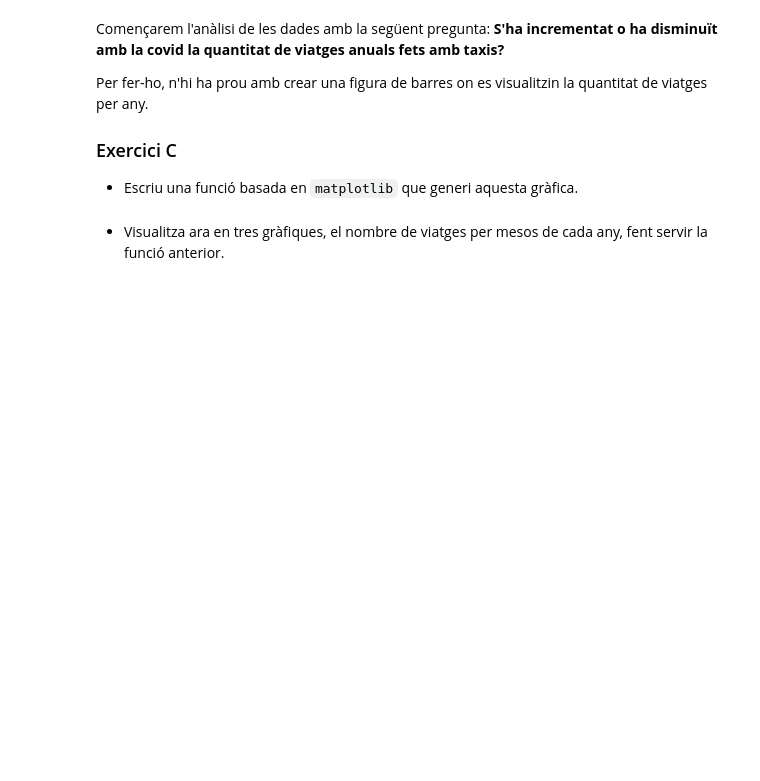
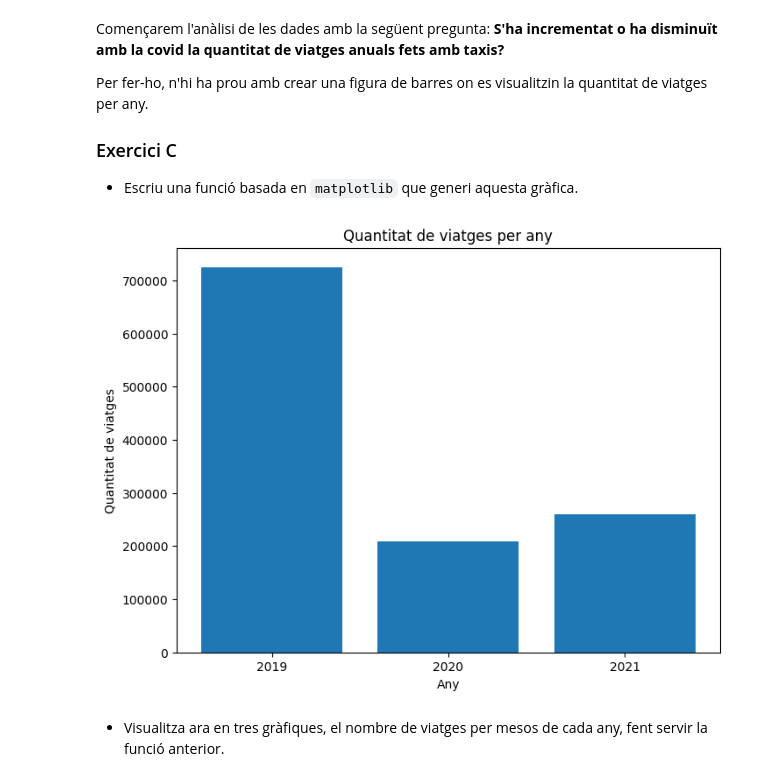
Before and after one commit to SergioEspa/p1-TNUI, a Jupyter notebook: p1_nb.ipynb, the cells around one changed output. Cells and saved outputs as stored; diff of their text form; code cells hidden in the pictures; blank space fills up the shorter version.

```diff
--- a/p1_nb.ipynb
+++ b/p1_nb.ipynb
@@ -355,18 +355,25 @@ Per fer-ho, n'hi ha prou amb crear una figura de barres on es visualitzin la qua
 # %%
 def bar_plot(df, column, xlabel, ylabel, title):
     """
     Funció que crea una figura de barres a partir del dataframe i
     la columna que conté la informació
     """
 
-    # AQUÍ EL TEU CODI
-
+    fig, ax = plt.subplots(figsize=(8, 6))
+    ax.bar(YEARS, df[column].value_counts().sort_index().values)
+    ax.set_xticks(YEARS)
+    ax.set_xlabel(xlabel)
+    ax.set_ylabel(ylabel)
+    ax.set_title(title)
+    plt.show()
 
 bar_plot(df,
          'year',
          'Any',
          'Quantitat de viatges',
          'Quantitat de viatges per any')
+# %% [output]
+[figure, added]
 # %% [markdown]
 + Visualitza ara en tres gràfiques, el nombre de viatges per mesos de cada any, fent servir la funció anterior.
 # %%
```
Also changed, not shown: parts of 4 cells of this notebook.
